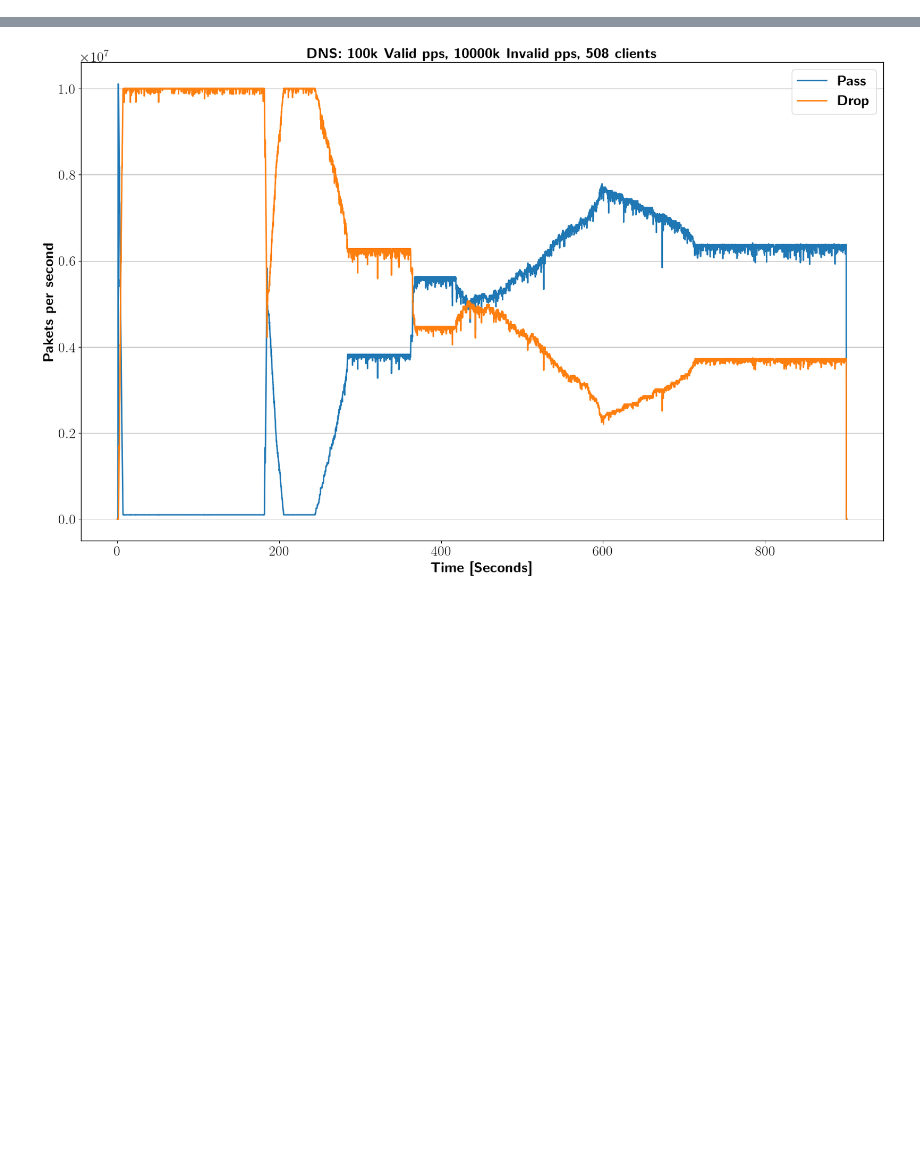
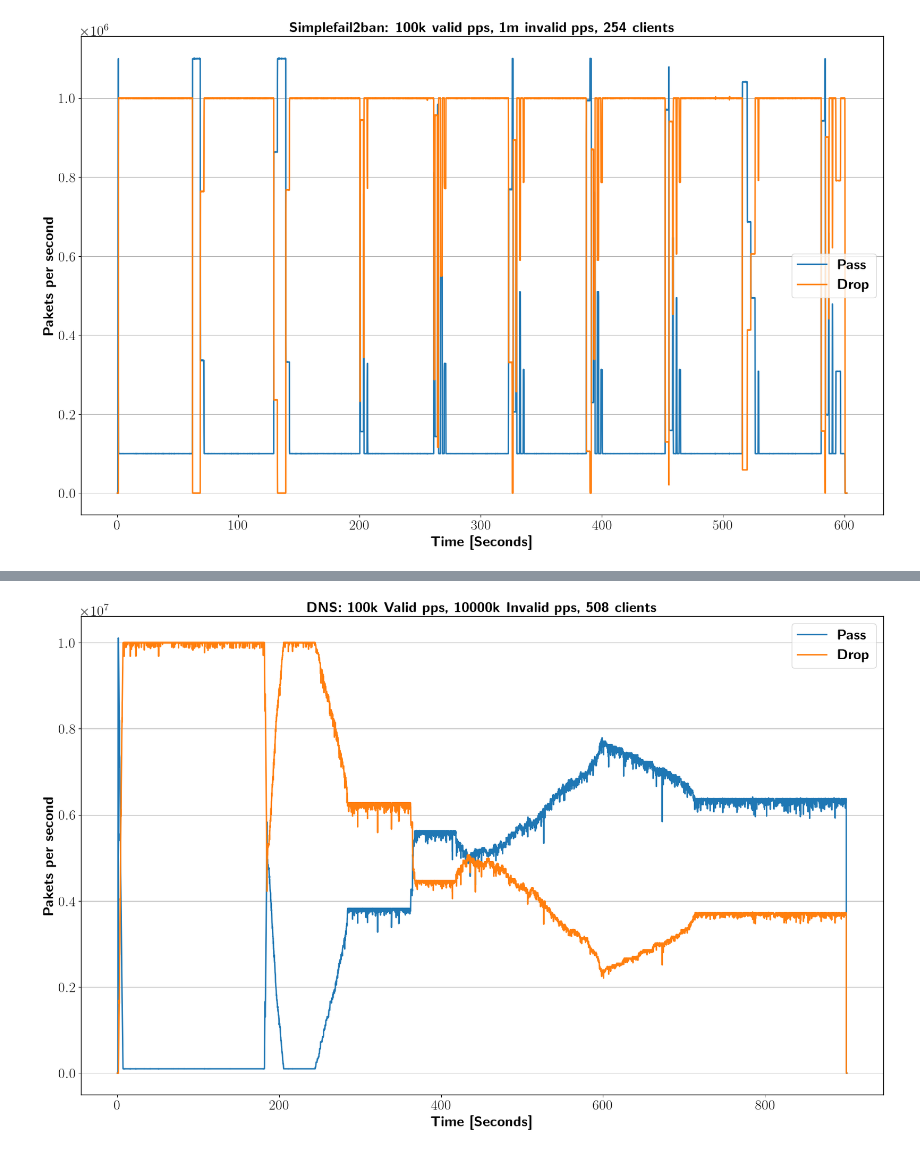
Before and after one commit to DanielVonRauchhaupt/socket_fips, a Jupyter notebook: experiments/Fail2ban_neue_baseline_messung.ipynb, the cells around one changed output, grey strips where cells are left out. Cells and saved outputs as stored; diff of their text form; code cells hidden in the pictures; blank space fills up the shorter version.

```diff
--- a/experiments/Fail2ban_neue_baseline_messung.ipynb
+++ b/experiments/Fail2ban_neue_baseline_messung.ipynb
@@ -19,3 +19,34 @@ bind_w100k_nw10000k_c254_drop_2 = bind_w100k_nw10000k_c254_2[bind_w100k_nw10000k
 bind_w100k_nw10000k_c254_pass_2 = bind_w100k_nw10000k_c254_2[bind_w100k_nw10000k_c254_2['XDP_action'] == 'XDP_PASS']
 udp_w100k_nw10000k_c254_drop = udp_w100k_nw10000k_c254[udp_w100k_nw10000k_c254['XDP_action'] == 'XDP_DROP']
 udp_w100k_nw10000k_c254_pass = udp_w100k_nw10000k_c254[udp_w100k_nw10000k_c254['XDP_action'] == 'XDP_PASS']
+
+simplefail2ban_w100k_nw1000k_c254 = pd.read_csv('simplefail2ban_w100k_nw1000k_c254.csv',sep=';')
+simplefail2ban_w1m_nw10m_c254 = pd.read_csv('simplefail2ban_w1m_nw10m_c254.csv',sep=';')
+
+simplefail2ban_w100k_nw1000k_c254_drop = simplefail2ban_w100k_nw1000k_c254[simplefail2ban_w100k_nw1000k_c254['XDP_action'] == 'XDP_DROP']
+simplefail2ban_w100k_nw1000k_c254_pass = simplefail2ban_w100k_nw1000k_c254[simplefail2ban_w100k_nw1000k_c254['XDP_action'] == 'XDP_PASS']
+simplefail2ban_w1m_nw10m_c254_drop = simplefail2ban_w1m_nw10m_c254[simplefail2ban_w1m_nw10m_c254['XDP_action'] == 'XDP_DROP']
+simplefail2ban_w1m_nw10m_c254_pass = simplefail2ban_w1m_nw10m_c254[simplefail2ban_w1m_nw10m_c254['XDP_action'] == 'XDP_PASS']
+# %%
+fig = plt.figure()
+fig.set_figwidth(20)
+fig.set_figheight(12)
+f_size=20
+rc('text', usetex=True)
+rc('axes', linewidth=1)
+rc('font', weight='bold')
+rc('xtick', labelsize=f_size)
+rc('ytick', labelsize=f_size)
+
+plt.plot(simplefail2ban_w100k_nw1000k_c254_pass['time'],simplefail2ban_w100k_nw1000k_c254_pass['packets/sec'],label=r'\textbf{Pass}',linewidth=2)
+plt.plot(simplefail2ban_w100k_nw1000k_c254_pass['time'],simplefail2ban_w100k_nw1000k_c254_drop['packets/sec'],label=r'\textbf{Drop}',linewidth=2)
+
+plt.legend(fontsize=f_size)
+plt.xlabel(r'\textbf{Time [Seconds]}',fontsize=f_size)
+plt.ylabel(r'\textbf{Pakets per second}',fontsize=f_size)
+plt.title(r'\textbf{Simplefail2ban: 100k valid pps, 1m invalid pps, 254 clients}',fontsize=f_size)
+plt.grid(axis='y')
+plt.savefig('simplefail2ban_w100k_nw1000k_c254.png')
+plt.show()
+# %% [output]
+[figure, added]
```
Also changed, not shown: parts of 1 cell of this notebook, 7 other files.
